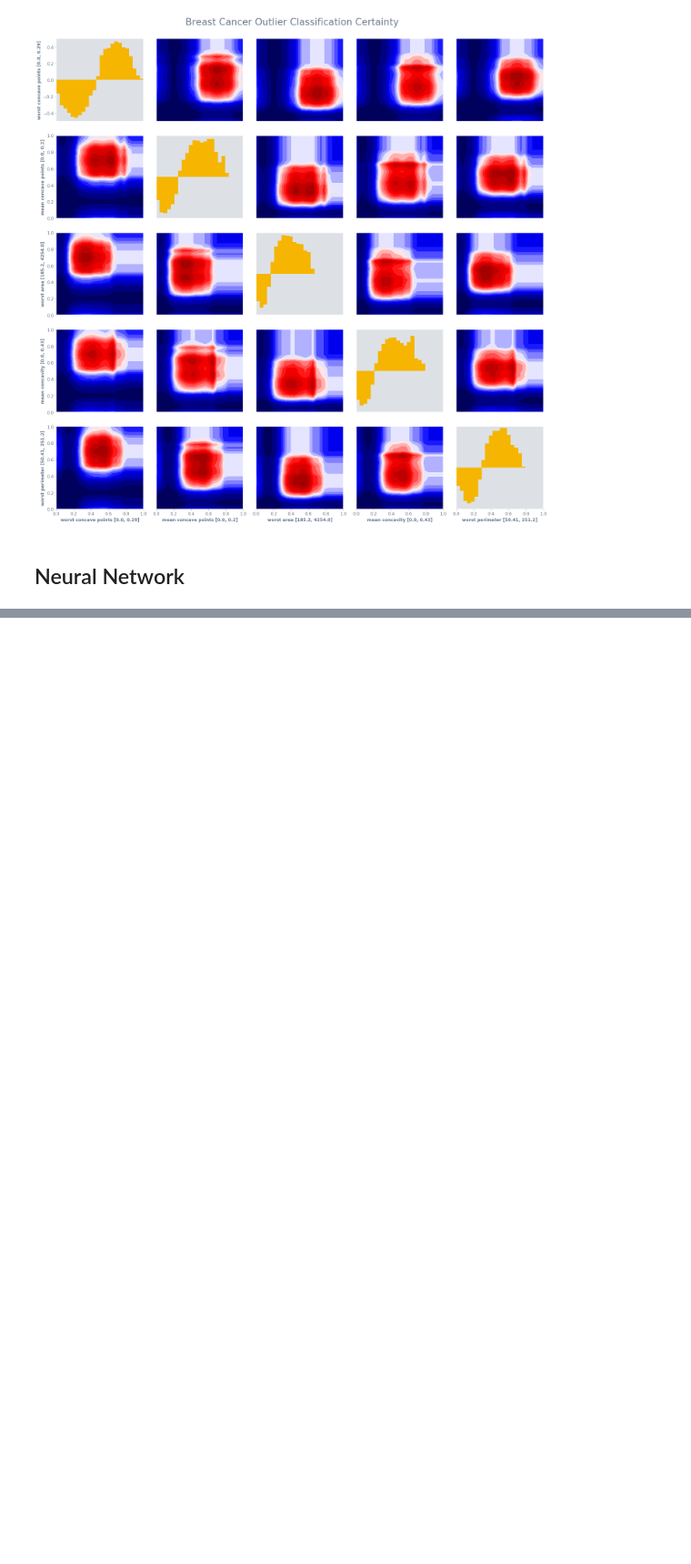
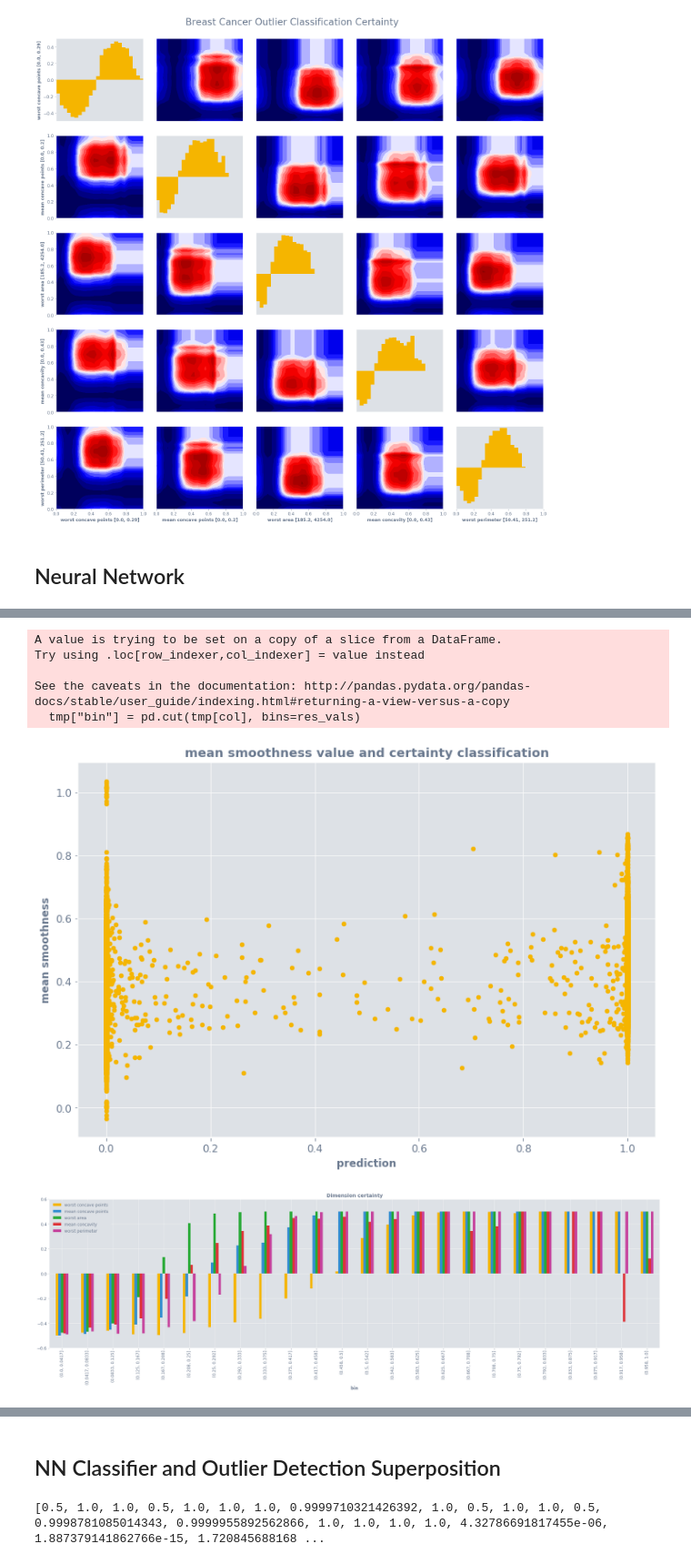
Before and after one commit to Ekrekr/ldr, a Jupyter notebook: examples.ipynb, the cells around one changed output, grey strips where cells are left out. Shown at 91% size. Cells and saved outputs as stored; diff of their text form; code cells hidden in the pictures; blank space fills up the shorter version.

```diff
--- a/examples.ipynb
+++ b/examples.ipynb
@@ -245 +205,29 @@ tensor([1, 1, 1, 1, 1, 1, 1, 1, 1, 1, 1, 1, 1, 1, 1, 1, 1, 1, 1, 0])
+# %%
+class Net(nn.Module):
+    def __init__(self):
+        super(Net, self).__init__()
+        # 30 dimensions go in, 2 go out. The 2 coming out are the two
+        # different classes available.
+        self.fc1 = nn.Linear(hd.scaled.shape[1], 3)
+        self.fc2 = nn.Linear(3, 2)
+
+    def forward(self, x):
+        x = self.fc1(x)
+        x = F.tanh(x)
+        x = self.fc2(x)
+        return x
+
+    def predict(self, x):
+        # Calculate probabilities of each class.
+        pred = F.softmax(self.forward(x))
+
+        # Return the largest weighted class.
+        return torch.tensor([0 if i[0] > i[1] else 1 for i in pred])
+
+    def predict_proba(self, x):
+        # Calculate probabilities of each class.
+        pred = F.softmax(self.forward(x))
+
+        # Return the largest weighted class.
+        return torch.tensor([i[1] / (i[0] + i[1]) for i in pred])
 # %%
@@ -275,0 +320,19 @@ Finished Training
+# %%
+# Certainty
+def nn_clf_func(df):
+    test_tensor = torch.FloatTensor(df.values)
+    return np.array(net.predict_proba(test_tensor))
+# %%
+hd.density_estimate(nn_clf_func, n=10000)
+hd.density_scatter("mean smoothness")
+hd.select_vis_cols(features, n_bins=25)
+hd.vis_1d(figsize=(32, 8))
+hd.vis_2d(title="Breast Cancer Classification NN")
+# %% [output]
+A value is trying to be set on a copy of a slice from a DataFrame.
+Try using .loc[row_indexer,col_indexer] = value instead
+
+See the caveats in the documentation: http://pandas.pydata.org/pandas-docs/stable/user_guide/indexing.html#returning-a-view-versus-a-copy
+  tmp["bin"] = pd.cut(tmp[col], bins=res_vals)
+[figure, added]
+[figure, added]
@@ -275,0 +340,2 @@ Finished Training
+# %% [markdown]
+## NN Classifier and Outlier Detection Superposition
@@ -275,0 +348,5 @@ Finished Training
+# %%
+tst = oc_nn_clf_func(hd.scaled)
+print(tst[:30])
+# %% [output]
+[0.5, 1.0, 1.0, 0.5, 1.0, 1.0, 1.0, 0.9999710321426392, 1.0, 0.5, 1.0, 1.0, 0.5, 0.9998781085014343, 0.9999955892562866, 1.0, 1.0, 1.0, 1.0, 4.32786691817455e-06, 1.887379141862766e-15, 1.720845688168 ...
```
Also changed, not shown: parts of 14 cells of this notebook, 2 other files.
